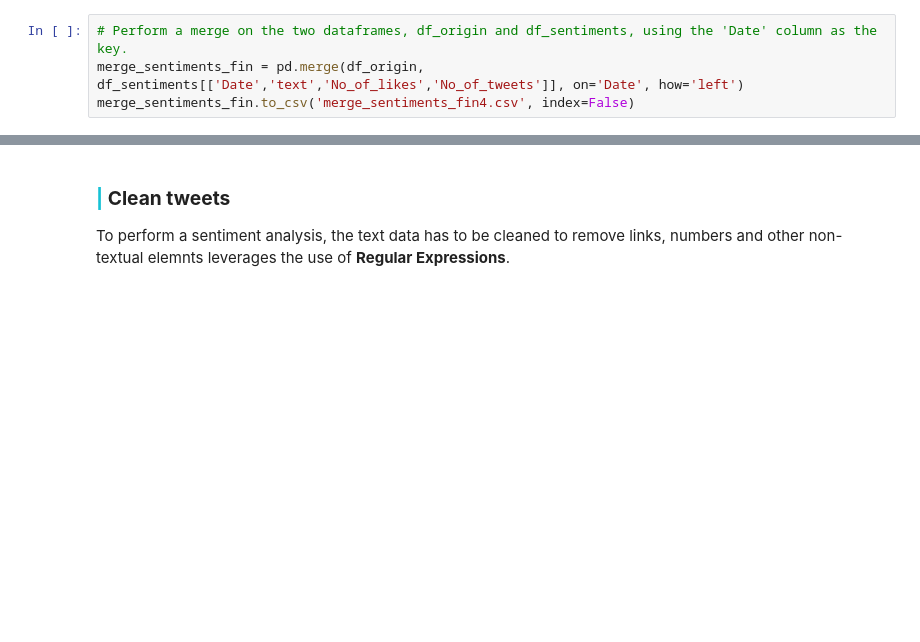
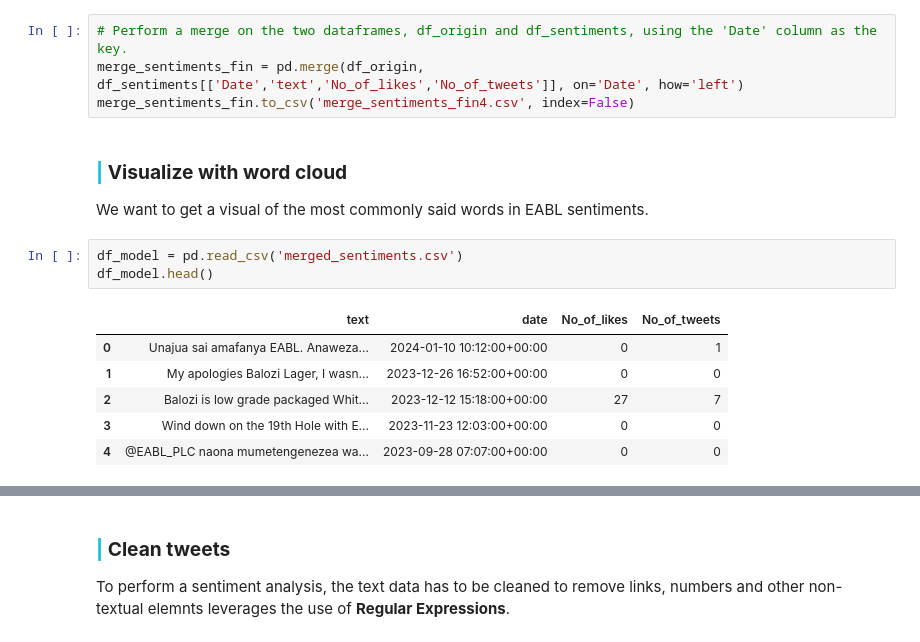
Before and after one commit to derak-isaack/dsc-capstone-project_finale, a Jupyter notebook: main.ipynb, the cells around one changed output, grey strips where cells are left out. Cells and saved outputs as stored; diff of their text form; blank space fills up the shorter version.

```diff
--- a/main.ipynb
+++ b/main.ipynb
@@ -865,3 +865,17 @@ df_sentiments.head()
 # Perform a merge on the two dataframes, df_origin and df_sentiments, using the 'Date' column as the key.
 merge_sentiments_fin = pd.merge(df_origin, df_sentiments[['Date','text','No_of_likes','No_of_tweets']], on='Date', how='left')
 merge_sentiments_fin.to_csv('merge_sentiments_fin4.csv', index=False)
+# %% [markdown]
+### <b><span style='color:#16C2D5'>|</span> Visualize with word cloud</b>
+
+We want to get a visual of the most commonly said words in EABL sentiments.
+# %%
+df_model = pd.read_csv('merged_sentiments.csv')
+df_model.head()
+# %% [output]
+|  | text | date | No_of_likes | No_of_tweets |
+| 0 | Unajua sai amafanya EABL. Anaweza... | 2024-01-10 10:12:00+00:00 | 0 | 1 |
+| 1 | My apologies Balozi Lager, I wasn... | 2023-12-26 16:52:00+00:00 | 0 | 0 |
+| 2 | Balozi is low grade packaged Whit... | 2023-12-12 15:18:00+00:00 | 27 | 7 |
+| 3 | Wind down on the 19th Hole with E... | 2023-11-23 12:03:00+00:00 | 0 | 0 |
+| 4 | @EABL_PLC naona mumetengenezea wa... | 2023-09-28 07:07:00+00:00 | 0 | 0 |
```
Also changed, not shown: parts of 2 cells of this notebook.
